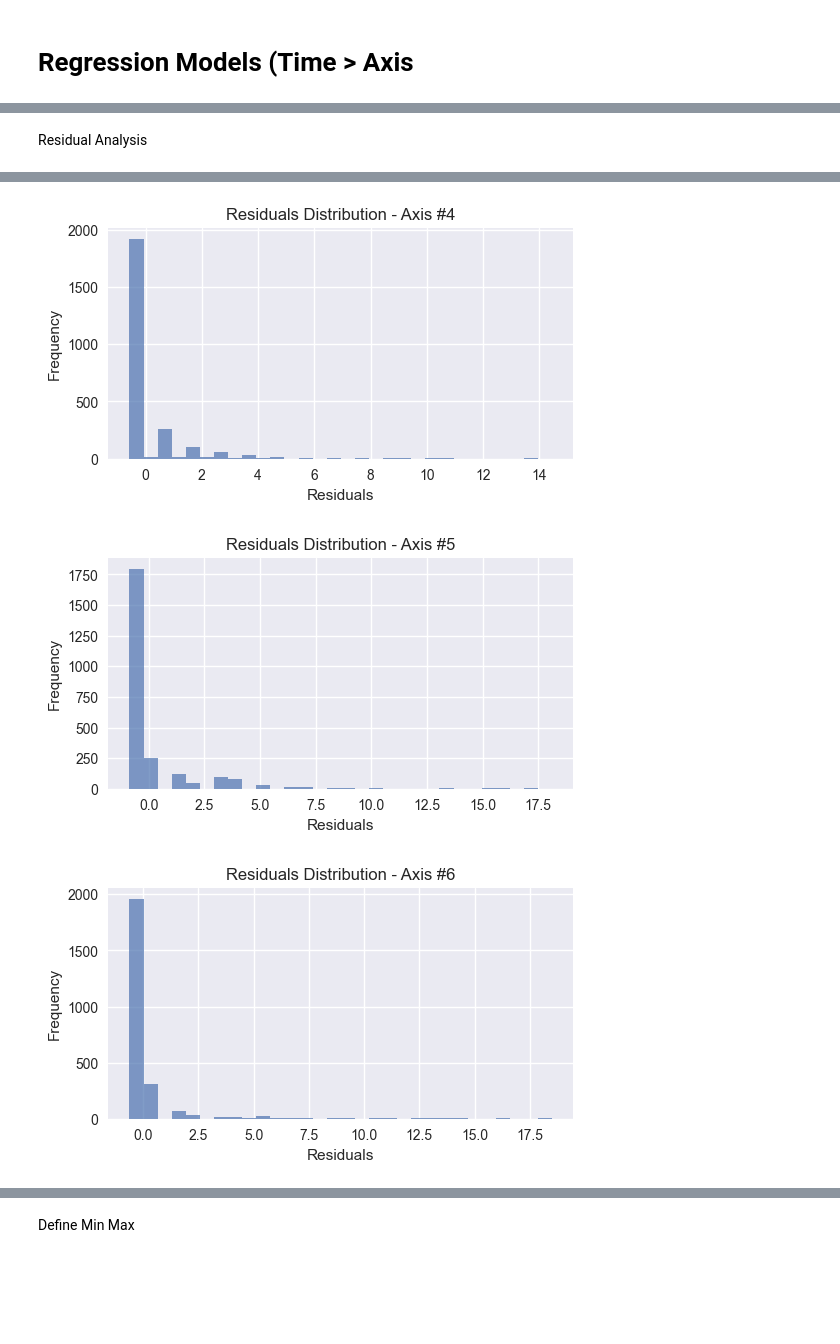
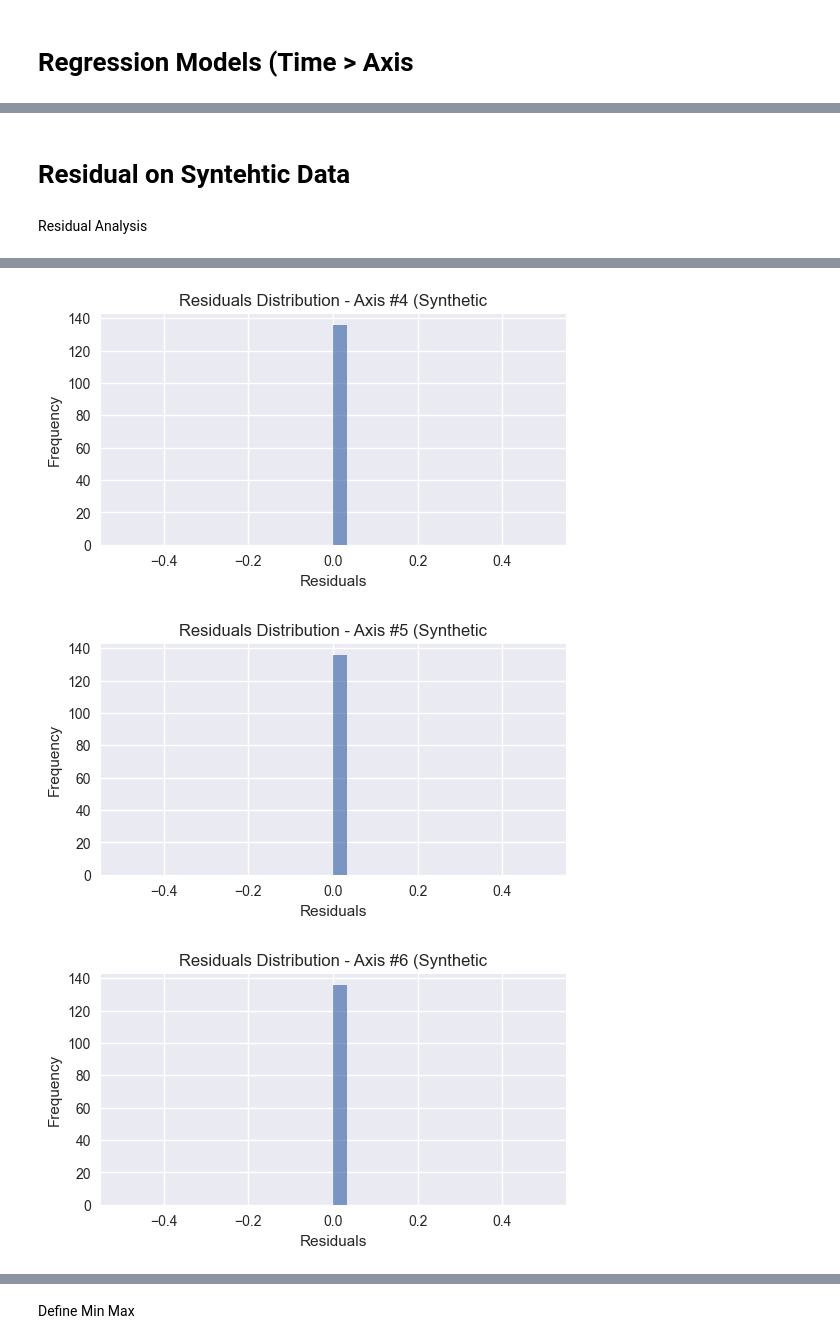
Before and after one commit to JariusBedward-8841640/CSCN8010_Practical_Lab1_ArchitectureVer, a Jupyter notebook: DataStreamPracticalLab,.ipynb, the cells around one changed output, grey strips where cells are left out. Saved outputs shown, nothing was run; the diff lists cells and outputs as text; code cells hidden in the pictures; blank space fills up the shorter version.

```diff
--- a/DataStreamPracticalLab,.ipynb
+++ b/DataStreamPracticalLab,.ipynb
@@ -80,5 +107,8 @@ scaler_std = StandardScaler()
 df_std = df_train.copy()
 df_std[axis_cols] = scaler_std.fit_transform(df_train[axis_cols])
 
+# scale time to mins\
+
+df_std["time_min"] = (df_std["Time"] - df_std["Time"].min()).dt.total_seconds() / 60
 df_std.head()
 # %% [output]
@@ -129,0 +181,20 @@ for axis in axis_cols:
+# %%
+# We must define the synthtic time range (1 min interveals)
+#Uses the standardized data for synthetic creation
+start_time = df_train["Time"].min()
+end_time = df_train["Time"].max() + pd.Timedelta(minutes = 30)
+time_index = pd.date_range(start=start_time, end=end_time, freq="1min")
+
+# make the synthetic dataframe
+
+df_synth = pd.DataFrame({"Time": time_index})
+
+df_synth["time_min"] = (df_synth["Time"] - df_train["Time"].min()).dt.total_seconds() /60
+
+# Gerenate the synthetic readings
+for axis in axis_cols:
+    model = models[axis]
+    y_synth = model.predict(df_synth[["time_min"]].values)
+    df_synth[axis] = y_synth
+
+print(df_synth.head())
@@ -130,12 +215,21 @@ for axis in axis_cols:
+# %% [markdown]
+# Residual on Syntehtic Data
+# %%
+residuals_synth = {}
+
+for axis in axis_cols:
+    x_test = df_synth[["time_min"]].values
+    y_pred = models[axis].predict(x_test)
+    residuals_synth[axis] = df_synth[axis] - y_pred
 # %% [markdown]
 Residual Analysis
 # %%
 for axis in axis_cols:
 
-    res = residuals[axis]
+
     plt.figure(figsize=(6,3))
-    plt.hist(res, bins=30, alpha=0.7)
-    plt.title(f"Residuals Distribution - {axis}")
+    plt.hist(residuals_synth[axis], bins=30, alpha=0.7)
+    plt.title(f"Residuals Distribution - {axis} (Synthetic")
     plt.xlabel("Residuals")
     plt.ylabel("Frequency")
     plt.show()
@@ -146,3 +240,3 @@ for axis in axis_cols:
-[figure, old version]
+[figure, new version]
-[figure, old version]
+[figure, new version]
-[figure, old version]
+[figure, new version]
```
Also changed, not shown: parts of 14 cells of this notebook, 2 other files.
